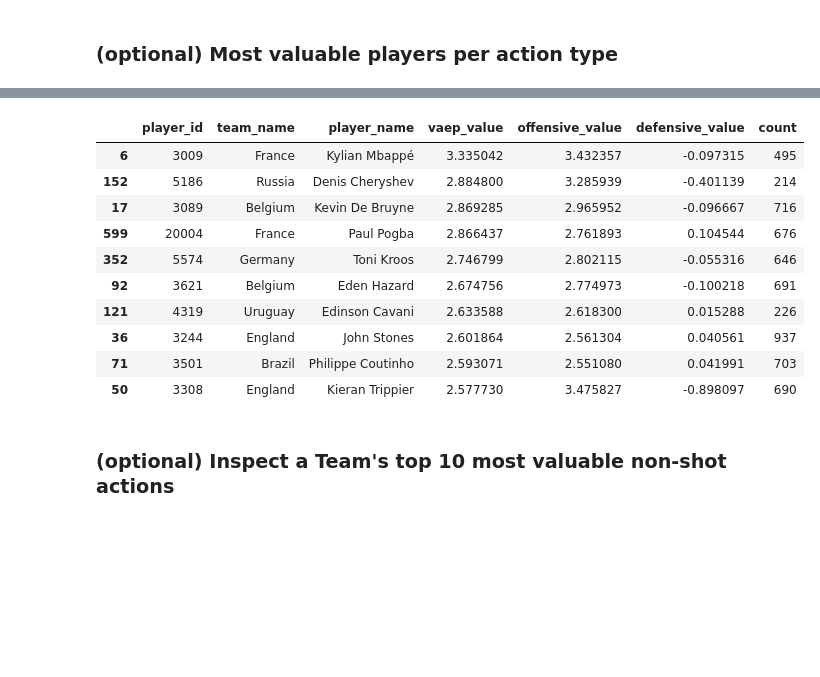
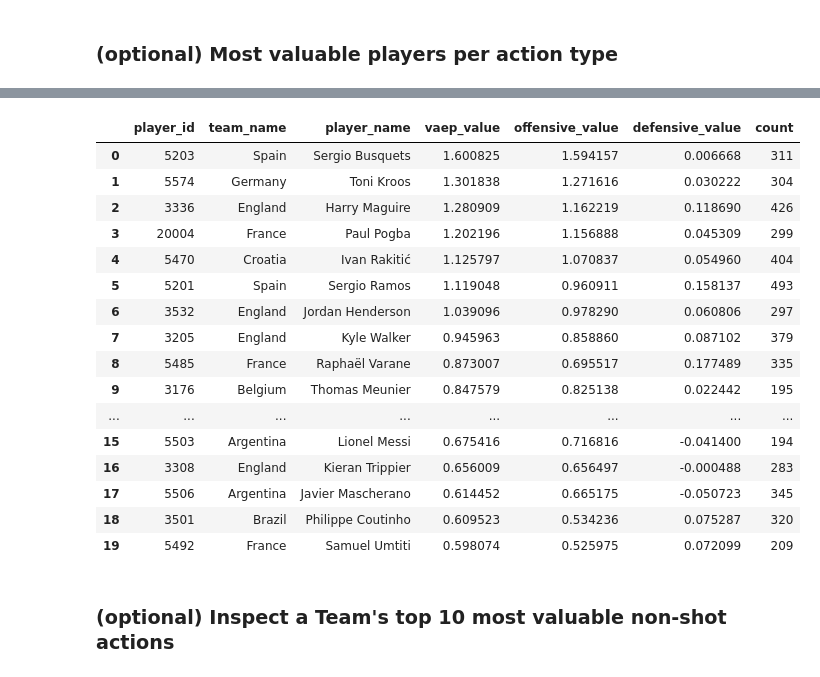
Before and after one commit to pientist/socceraction, a Jupyter notebook: public-notebooks/4-compute-vaep-values-and-top-players.ipynb, the cells around one changed output, grey strips where cells are left out. Drawn from its saved outputs; the diff is of its cells as text; code cells hidden in the pictures; blank space fills up the shorter version.

```diff
--- a/public-notebooks/4-compute-vaep-values-and-top-players.ipynb
+++ b/public-notebooks/4-compute-vaep-values-and-top-players.ipynb
@@ -64,0 +102,3 @@ A.to_csv("../data/action-values.csv", index=False, encoding="utf-8-sig")
+# %%
+A = pd.read_csv("../data/action-arrows.csv", header=0, encoding="utf-8-sig")
+A
@@ -160,0 +236,10 @@ stats.sort_values("vaep_rating",ascending=False)[:10]
+# %%
+type_merger = {
+    "take_on": "dribble",
+    "corner_short": "pass", "freekick_short": "pass",
+    "corner_crossed": "cross", "freekick_crossed": "cross",
+    "keeper_claim": "keeper_save", "keeper_punch": "keeper_save",
+    "shot_freekick": "shot", "shot_penalty": "shot"
+}
+A["type_name"] = A["type_name"].replace(type_merger)
+A.type_name.unique()
@@ -161,32 +307,40 @@ stats.sort_values("vaep_rating",ascending=False)[:10]
 # %%
-A["count"] = 1
+type_names = ["pass"]
 
 # Compute each player's number of actions and total VAEP values
-playersR = (
-    A[["player_id", "vaep_value", "offensive_value", "defensive_value", "count"]]
+A_action = A[A.type_name.isin(type_names)]
+stats_action = (
+    A_action[["player_id", "vaep_value", "offensive_value", "defensive_value", "count"]]
     .groupby("player_id").sum().reset_index()
 )
 
 # Add player and team names
-playersR = playersR.merge(players[["player_id", "nickname", "player_name"]], how="left")
-playersR["team_name"] = A.groupby("player_id")[["team_name"]].first().reset_index(drop=True)
-playersR["player_name"] = playersR[["nickname", "player_name"]].apply(lambda x: x[0] if x[0] else x[1], axis=1)
+stats_action = stats_action.merge(players[["player_id", "nickname", "player_name"]], how="left")
+stats_action["team_name"] = A_action.groupby("player_id")[["team_name"]].first().reset_index(drop=True)
+stats_action["player_name"] = stats_action[["nickname", "player_name"]].apply(lambda x: x[0] if x[0] else x[1], axis=1)
 
 # Show results
-playersR = playersR[["player_id", "team_name", "player_name", "vaep_value", "offensive_value", "defensive_value", "count"]]
-playersR.sort_values("vaep_value", ascending=False)[:10]
+stats_action = stats_action[["player_id", "team_name", "player_name", "vaep_value", "offensive_value", "defensive_value", "count"]]
+stats_action = stats_action.sort_values("vaep_value", ascending=False, ignore_index=True)
+stats_action[:20]
 # %% [output]
 |  | player_id | team_name | player_name | vaep_value | offensive_value | defensive_value | count |
-| 6 | 3009 | France | Kylian Mbappé | 3.335042 | 3.432357 | -0.097315 | 495 |
-| 152 | 5186 | Russia | Denis Cheryshev | 2.884800 | 3.285939 | -0.401139 | 214 |
-| 17 | 3089 | Belgium | Kevin De Bruyne | 2.869285 | 2.965952 | -0.096667 | 716 |
-| 599 | 20004 | France | Paul Pogba | 2.866437 | 2.761893 | 0.104544 | 676 |
-| 352 | 5574 | Germany | Toni Kroos | 2.746799 | 2.802115 | -0.055316 | 646 |
-| 92 | 3621 | Belgium | Eden Hazard | 2.674756 | 2.774973 | -0.100218 | 691 |
-| 121 | 4319 | Uruguay | Edinson Cavani | 2.633588 | 2.618300 | 0.015288 | 226 |
-| 36 | 3244 | England | John Stones | 2.601864 | 2.561304 | 0.040561 | 937 |
-| 71 | 3501 | Brazil | Philippe Coutinho | 2.593071 | 2.551080 | 0.041991 | 703 |
-| 50 | 3308 | England | Kieran Trippier | 2.577730 | 3.475827 | -0.898097 | 690 |
+| 0 | 5203 | Spain | Sergio Busquets | 1.600825 | 1.594157 | 0.006668 | 311 |
+| 1 | 5574 | Germany | Toni Kroos | 1.301838 | 1.271616 | 0.030222 | 304 |
+| 2 | 3336 | England | Harry Maguire | 1.280909 | 1.162219 | 0.118690 | 426 |
+| 3 | 20004 | France | Paul Pogba | 1.202196 | 1.156888 | 0.045309 | 299 |
+| 4 | 5470 | Croatia | Ivan Rakitić | 1.125797 | 1.070837 | 0.054960 | 404 |
+| 5 | 5201 | Spain | Sergio Ramos | 1.119048 | 0.960911 | 0.158137 | 493 |
+| 6 | 3532 | England | Jordan Henderson | 1.039096 | 0.978290 | 0.060806 | 297 |
+| 7 | 3205 | England | Kyle Walker | 0.945963 | 0.858860 | 0.087102 | 379 |
+| 8 | 5485 | France | Raphaël Varane | 0.873007 | 0.695517 | 0.177489 | 335 |
+| 9 | 3176 | Belgium | Thomas Meunier | 0.847579 | 0.825138 | 0.022442 | 195 |
+| ... | ... | ... | ... | ... | ... | ... | ... |
+| 15 | 5503 | Argentina | Lionel Messi | 0.675416 | 0.716816 | -0.041400 | 194 |
+| 16 | 3308 | England | Kieran Trippier | 0.656009 | 0.656497 | -0.000488 | 283 |
+| 17 | 5506 | Argentina | Javier Mascherano | 0.614452 | 0.665175 | -0.050723 | 345 |
+| 18 | 3501 | Brazil | Philippe Coutinho | 0.609523 | 0.534236 | 0.075287 | 320 |
+| 19 | 5492 | France | Samuel Umtiti | 0.598074 | 0.525975 | 0.072099 | 209 |
 # %% [markdown]
 ### (optional) Inspect a Team's top 10 most valuable non-shot actions
 # %%
```
Also changed, not shown: parts of 19 cells of this notebook, 2 other files.
